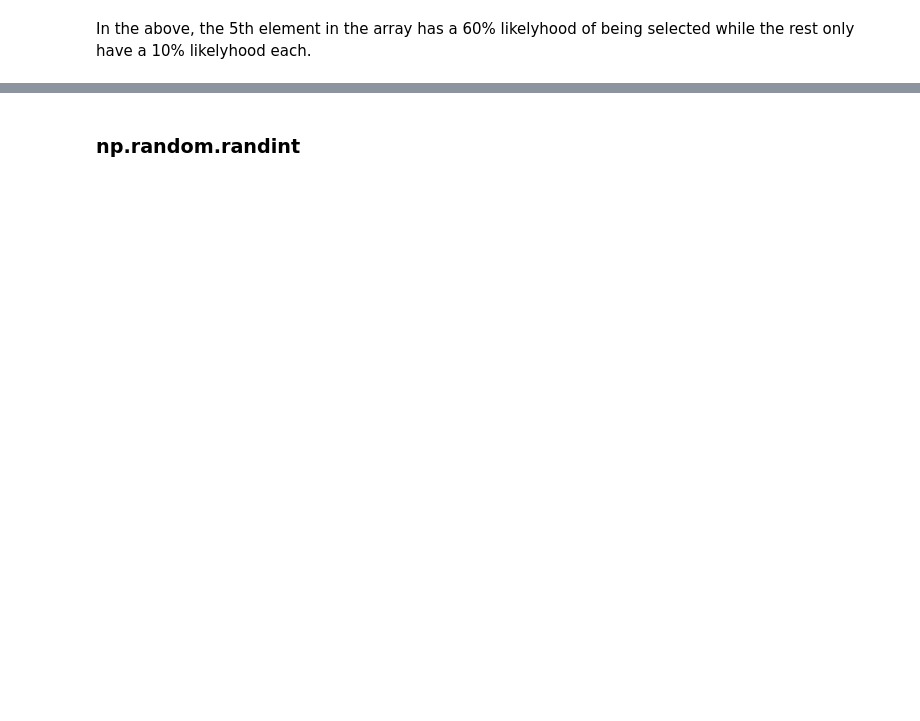
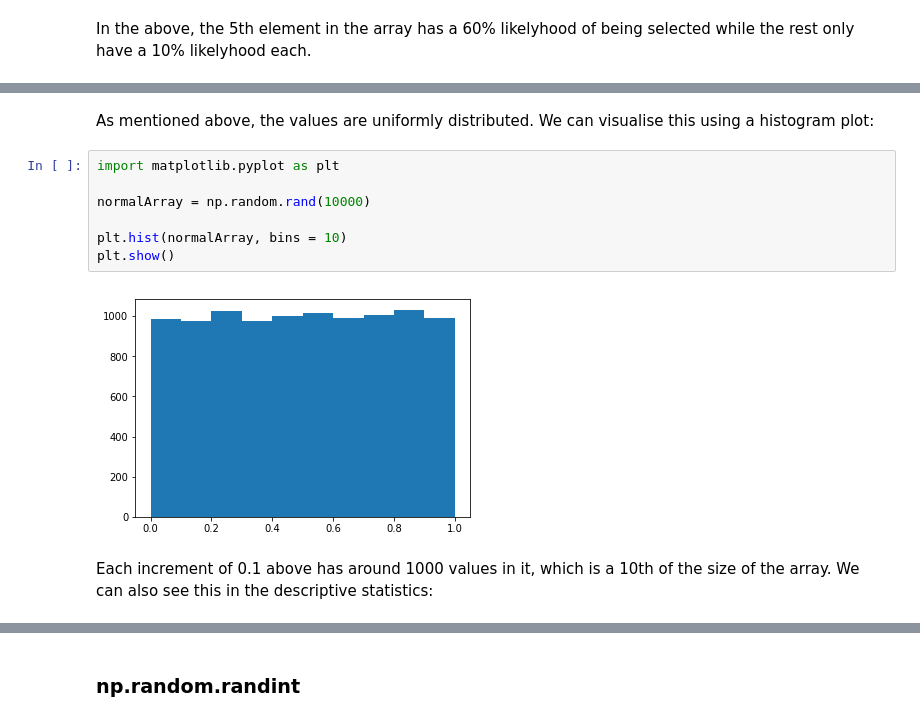
Before and after one commit to declanbarr/numpy-random, a Jupyter notebook: numpy-random.ipynb, the cells around one changed output, grey strips where cells are left out. Drawn from its saved outputs; the diff is of its cells as text; blank space fills up the shorter version.

Commit message:
-aAdded descriptions to rand and randn

```diff
--- a/numpy-random.ipynb
+++ b/numpy-random.ipynb
@@ -112,0 +121,13 @@ array([[[ 0.98755127,  0.22183673,  0.52715396],
+# %% [markdown]
+As mentioned above, the values are uniformly distributed. We can visualise this using a histogram plot:
+# %%
+import matplotlib.pyplot as plt
+
+normalArray = np.random.rand(10000)
+
+plt.hist(normalArray, bins = 10)
+plt.show()
+# %% [output]
+[figure, added]
+# %% [markdown]
+Each increment of 0.1 above has around 1000 values in it, which is a 10th of the size of the array. We can also see this in the descriptive statistics:
```
Also changed, not shown: parts of 38 cells of this notebook.
